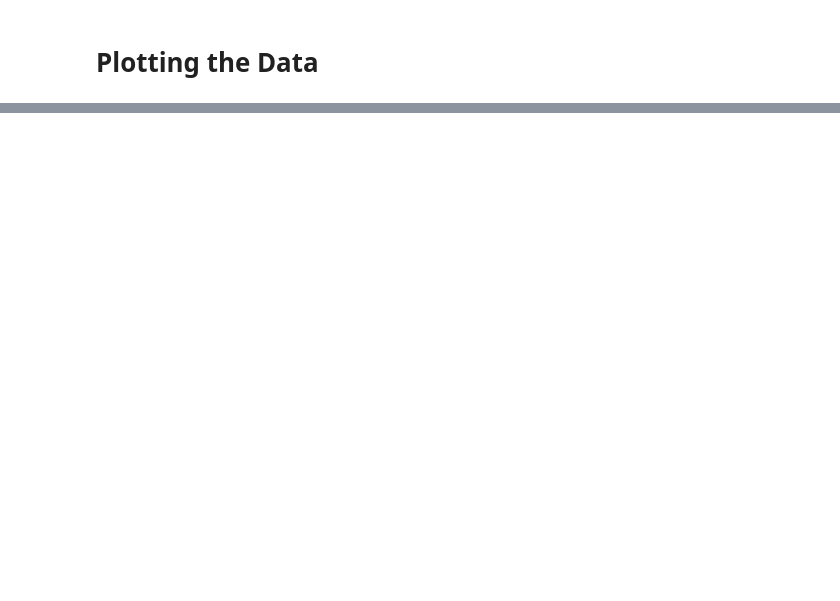
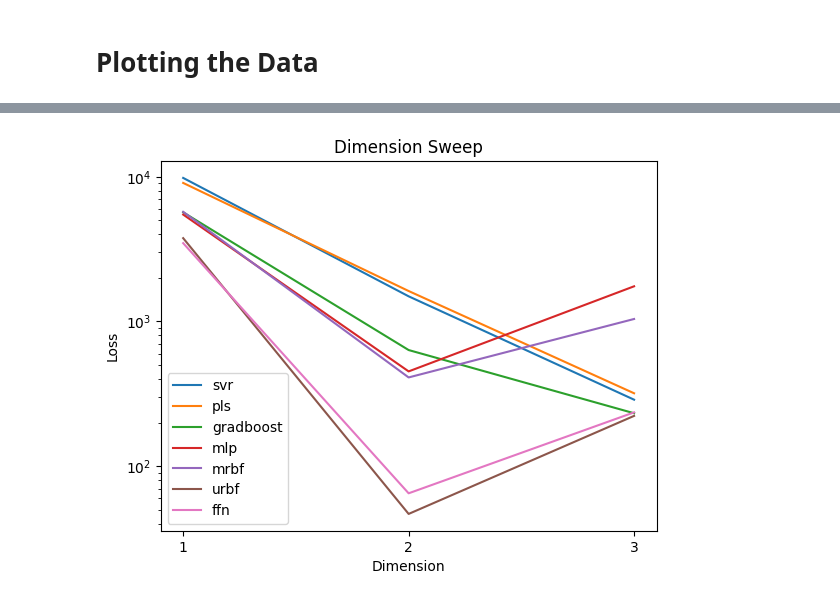
Before and after one commit to dajojo/urbf, a Jupyter notebook: experiments/38_noise_dimension_sweep_regression/analyze/overview.ipynb, the cells around one changed output, grey strips where cells are left out. Saved outputs shown, nothing was run; the diff lists cells and outputs as text; code cells hidden in the pictures; blank space fills up the shorter version.

```diff
--- a/experiments/38_noise_dimension_sweep_regression/analyze/overview.ipynb
+++ b/experiments/38_noise_dimension_sweep_regression/analyze/overview.ipynb
@@ -139,6 +140,43 @@ fig.show()
 [interactive output not drawn]
 [interactive output not drawn]
 [interactive output not drawn]
+# %%
+import matplotlib.pyplot as plt
+
+
+
+top_method_renaming = {"svr":"svr","pls":"pls","gradboost":"gradboost", "mlp_001":"mlp","mrbf_0001_x10":"mrbf","urbf_001":"urbf","ffn_001_1":"ffn"}
+top_methods = list(top_method_renaming.keys())
+
+# Create a figure and an axis
+fig, ax = plt.subplots()
+
+# Plot each line
+for i, line in enumerate(chunks):
+    if chunk_names[i][2:] in top_methods:
+        ax.plot(list(range(len(line))), line, label=top_method_renaming[chunk_names[i][2:]])
+
+# Setting the title and labels
+ax.set_title('Dimension Sweep')
+ax.set_xlabel('Dimension')
+ax.set_ylabel('Loss')
+
+# Use logarithmic scale for y-axis
+ax.set_yscale('log')
+
+frequency_labels = [1,2,3]
+
+# Setting x-axis ticks
+ax.set_xticks(list(range(len(frequency_labels))))
+ax.set_xticklabels(frequency_labels)
+
+# Adding a legend
+ax.legend()
+
+# Show the plot
+plt.show()
+# %% [output]
+[figure, added]
 # %%
 values = list(method_durations.values())
 ### use average value:
```
Also changed, not shown: parts of 1 cell of this notebook, 30 other files.
